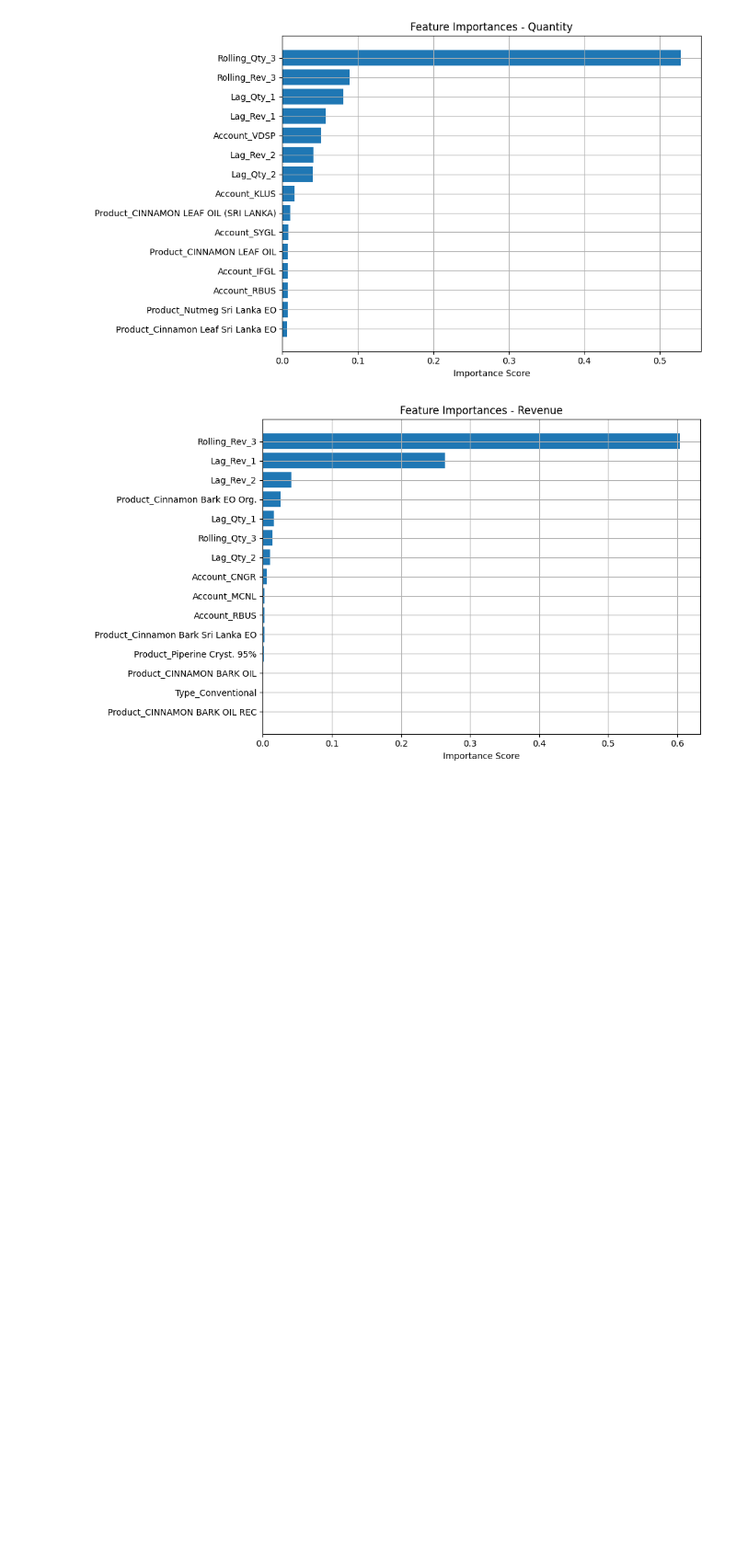
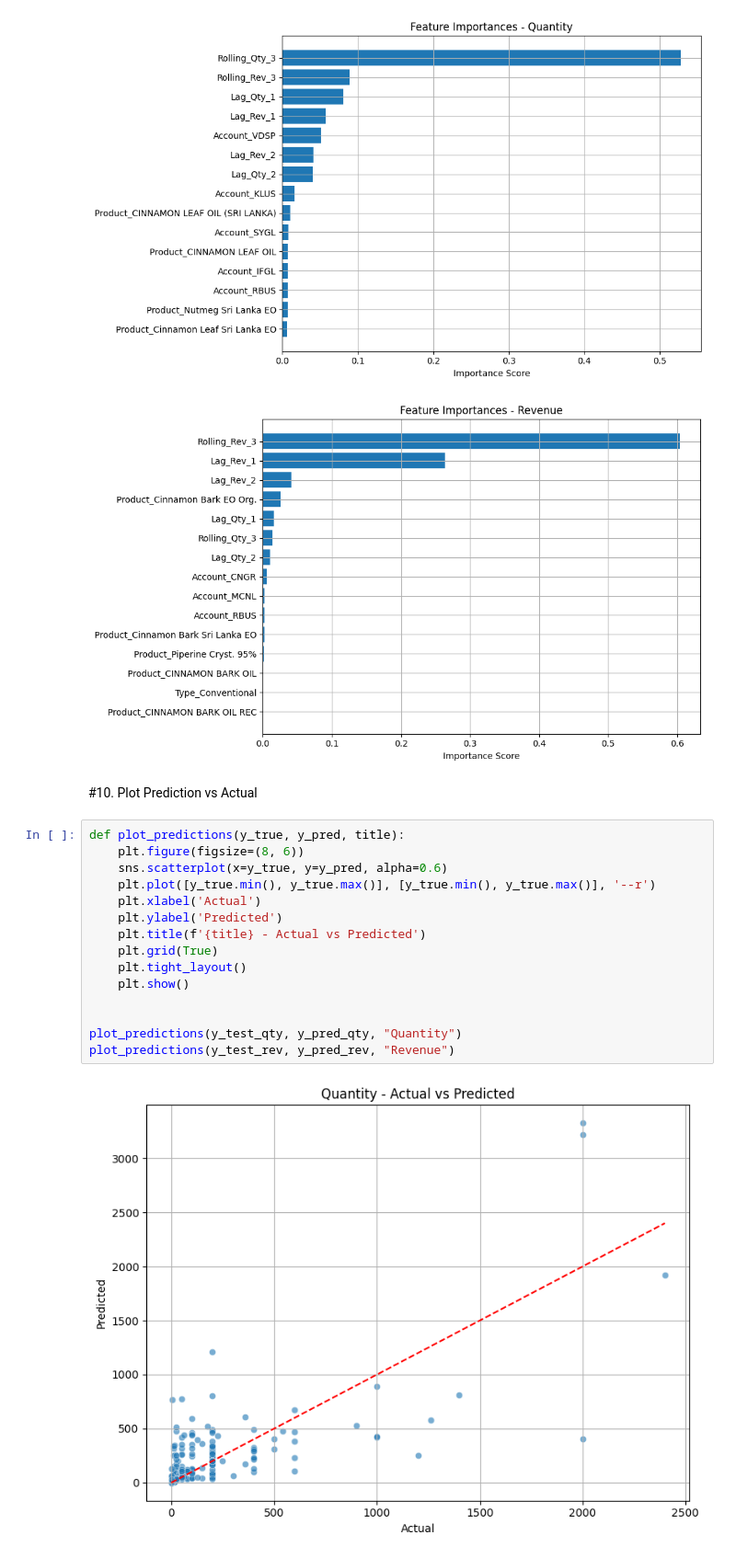
Before and after one commit to vimesh630/Revenue_Forecasting, a Jupyter notebook: Random_Forest_for_Forecasting.ipynb, the cells around one changed output. Shown at 92% size. Drawn from its saved outputs; the diff is of its cells as text; blank space fills up the shorter version.

Commit message:
Plotting Prediction vs actual

```diff
--- a/Random_Forest_for_Forecasting.ipynb
+++ b/Random_Forest_for_Forecasting.ipynb
@@ -146,3 +146,22 @@ plot_feature_importances(model_rev, features, "Revenue")
 # %% [output]
 [figure]
 [figure]
+# %% [markdown]
+#10. Plot Prediction vs Actual
+# %%
+def plot_predictions(y_true, y_pred, title):
+    plt.figure(figsize=(8, 6))
+    sns.scatterplot(x=y_true, y=y_pred, alpha=0.6)
+    plt.plot([y_true.min(), y_true.max()], [y_true.min(), y_true.max()], '--r')
+    plt.xlabel('Actual')
+    plt.ylabel('Predicted')
+    plt.title(f'{title} - Actual vs Predicted')
+    plt.grid(True)
+    plt.tight_layout()
+    plt.show()
+
+
+plot_predictions(y_test_qty, y_pred_qty, "Quantity")
+plot_predictions(y_test_rev, y_pred_rev, "Revenue")
+# %% [output]
+[figure, added]
```
Also changed, not shown: parts of 1 cell of this notebook.
